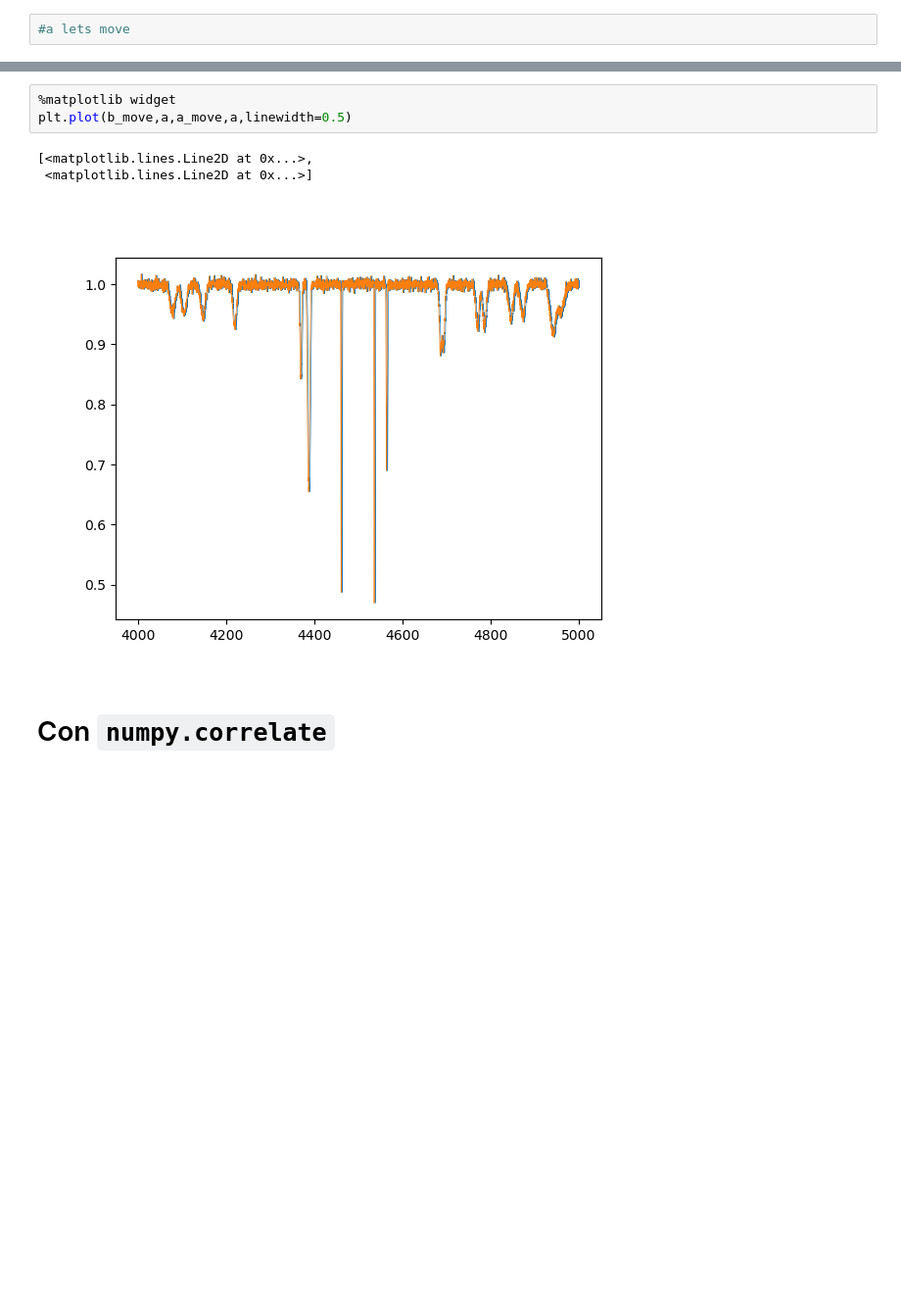
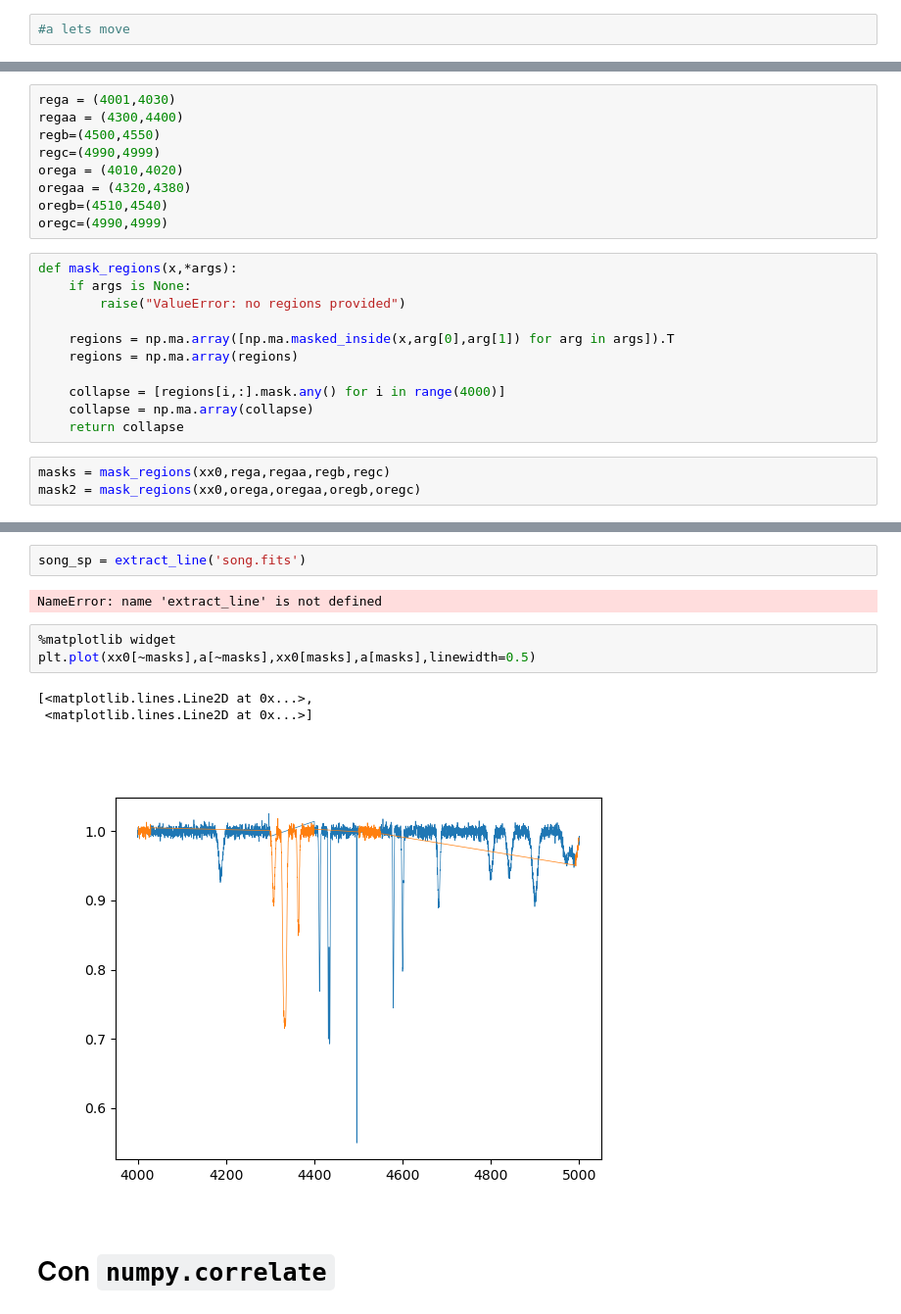
Before and after one commit to ebjordi/spectools, a Jupyter notebook: spectools/Cross-corr.ipynb, the cells around one changed output, grey strips where cells are left out. Shown at 98% size. Drawn from its saved outputs; the diff is of its cells as text; blank space fills up the shorter version.

Commit message:
move stuff around

```diff
--- a/spectools/Cross-corr.ipynb
+++ b/spectools/Cross-corr.ipynb
@@ -44,0 +64,23 @@ b_move = rest(xx0,-80)
+# %%
+rega = (4001,4030)
+regaa = (4300,4400)
+regb=(4500,4550)
+regc=(4990,4999)
+orega = (4010,4020)
+oregaa = (4320,4380)
+oregb=(4510,4540)
+oregc=(4990,4999)
+# %%
+def mask_regions(x,*args):
+    if args is None:
+        raise("ValueError: no regions provided")
+
+    regions = np.ma.array([np.ma.masked_inside(x,arg[0],arg[1]) for arg in args]).T
+    regions = np.ma.array(regions)
+
+    collapse = [regions[i,:].mask.any() for i in range(4000)]
+    collapse = np.ma.array(collapse)
+    return collapse
+# %%
+masks = mask_regions(xx0,rega,regaa,regb,regc)
+mask2 = mask_regions(xx0,orega,oregaa,oregb,oregc)
@@ -45,10 +116,14 @@ b_move = rest(xx0,-80)
+# %%
+song_sp = extract_line('song.fits')
+# %% [output]
+NameError: name 'extract_line' is not defined
 # %%
 %matplotlib widget
-plt.plot(b_move,a,a_move,a,linewidth=0.5)
+plt.plot(xx0[~masks],a[~masks],xx0[masks],a[masks],linewidth=0.5)
 # %% [output]
 [<matplotlib.lines.Line2D at 0x...>,
  <matplotlib.lines.Line2D at 0x...>]
-[figure, old version]
+[figure, new version]
 # %% [markdown]
 # Con `numpy.correlate`
 # %%
```
Also changed, not shown: parts of 11 cells of this notebook, 1 other file.
